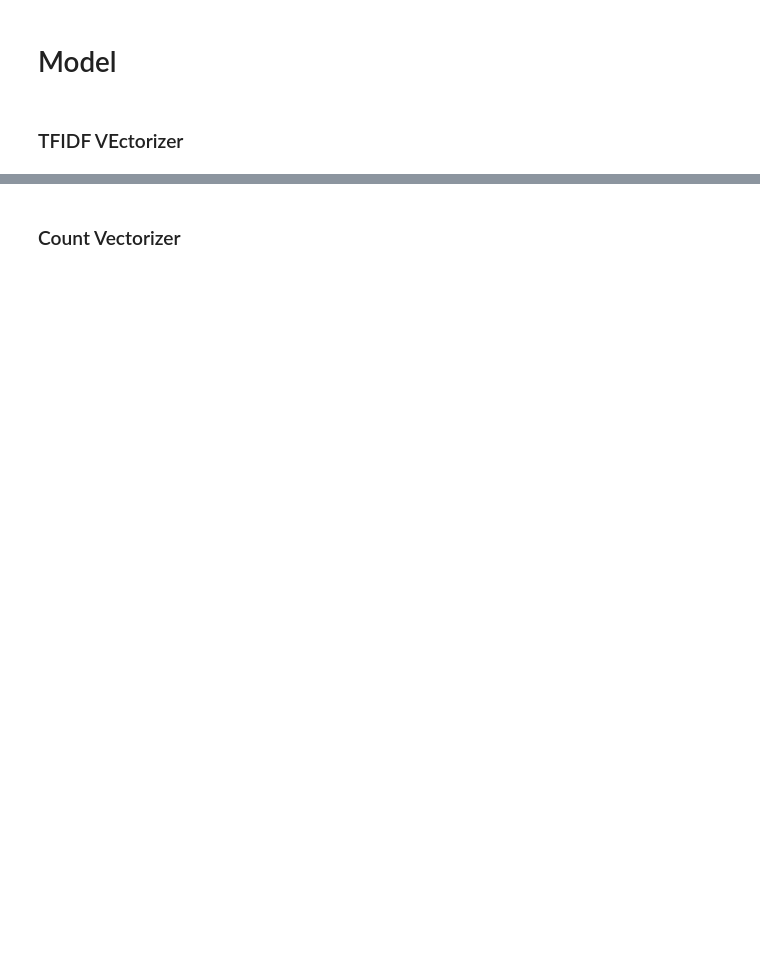
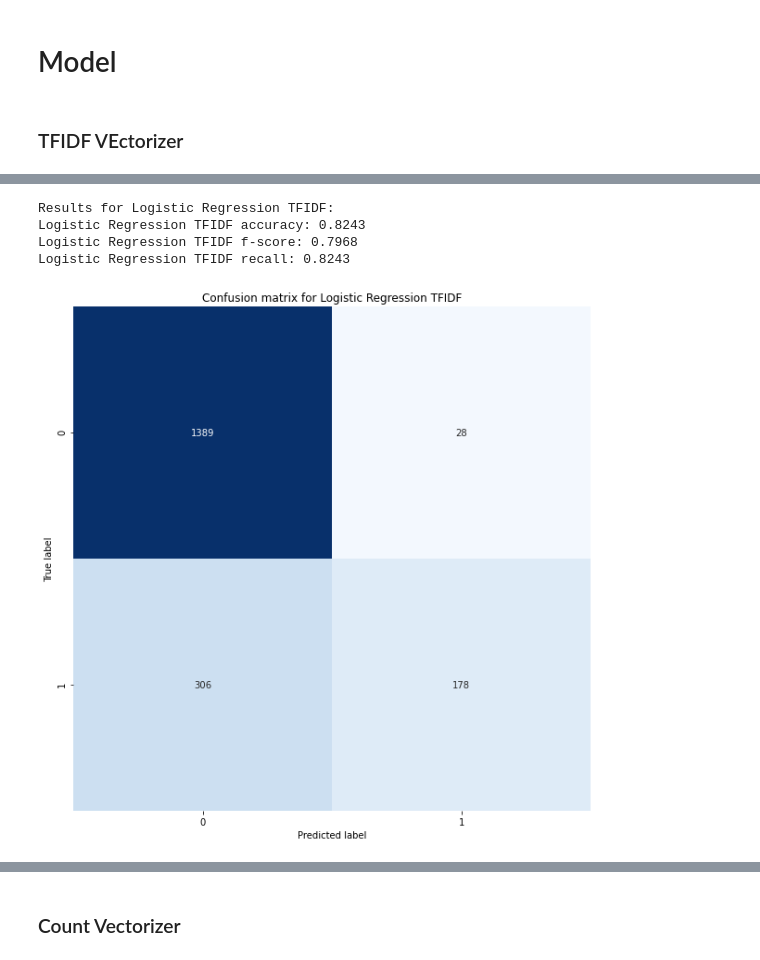
Before and after one commit to PatrykKotulak/Master-thesis, a Jupyter notebook: Hate_Speech_Detection_with_LSTM.ipynb, the cells around one changed output, grey strips where cells are left out. Cells and saved outputs as stored; diff of their text form; code cells hidden in the pictures; blank space fills up the shorter version.

```diff
--- a/Hate_Speech_Detection_with_LSTM.ipynb
+++ b/Hate_Speech_Detection_with_LSTM.ipynb
@@ -86,13 +92,19 @@ data.count_vectorizer()
 # %%
 # Logistic Regression
 
-# log_reg = Modeling(LogisticRegression(solver='newton-cg'),
-#                    data.X_train_tfidf, data.X_val_tfidf, data.y_train, data.y_val, result,
-#                    'Logistic Regression TFIDF')
-# log_reg.fit_predict()
-# log_reg.print_results()
-# log_reg.plot_confusion_matrix()
-# result = log_reg.add_to_table()
+log_reg = Modeling(LogisticRegression(solver='newton-cg'),
+                   data.X_train_tfidf, data.X_val_tfidf, data.y_train, data.y_val, result,
+                   'Logistic Regression TFIDF')
+log_reg.fit_predict()
+log_reg.print_results()
+log_reg.plot_confusion_matrix()
+result = log_reg.add_to_table()
+# %% [output]
+Results for Logistic Regression TFIDF:
+Logistic Regression TFIDF accuracy: 0.8243
+Logistic Regression TFIDF f-score: 0.7968
+Logistic Regression TFIDF recall: 0.8243
+[figure, added]
 # %%
 # SMOTE for Logistic Regression
 
```
Also changed, not shown: parts of 18 cells of this notebook, 1 other file.
